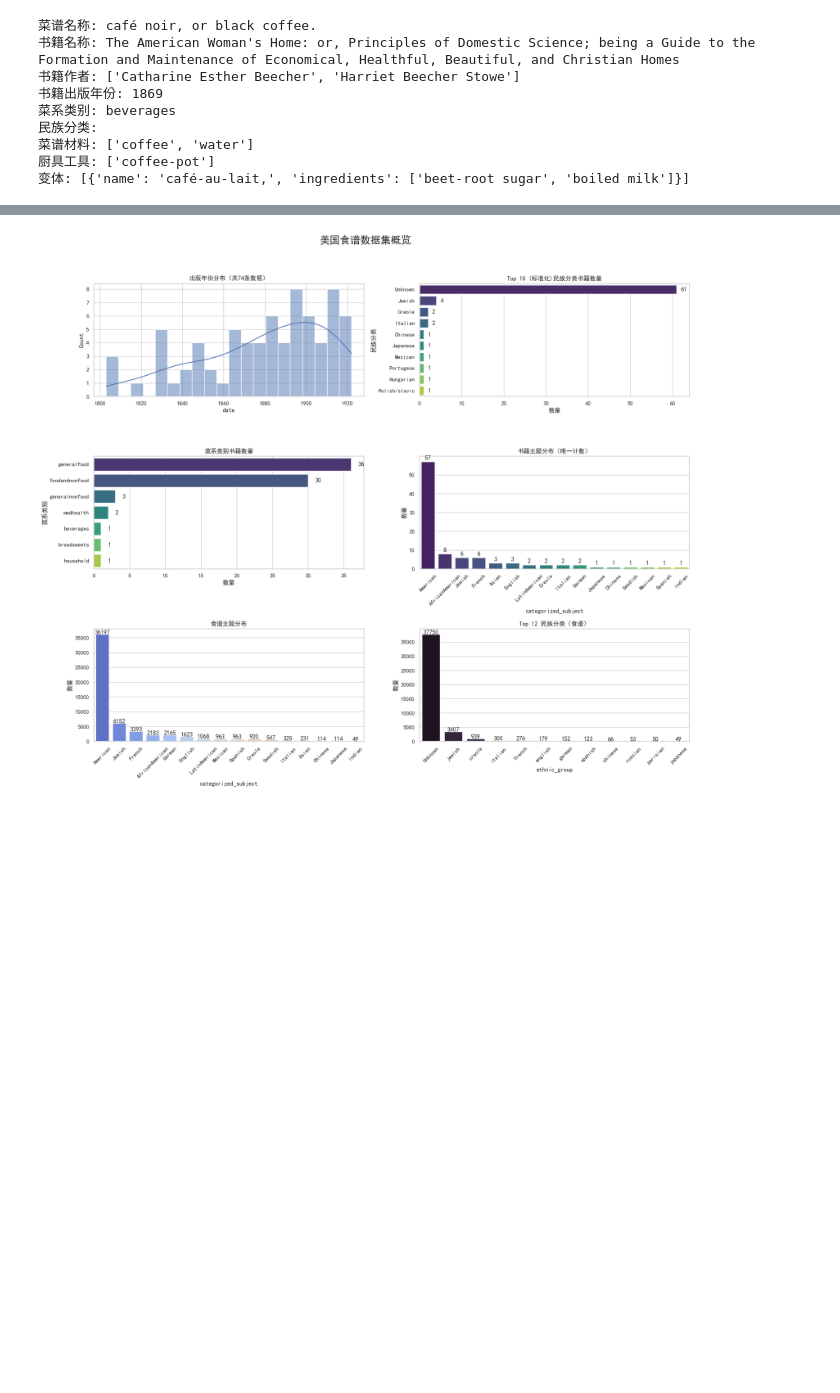
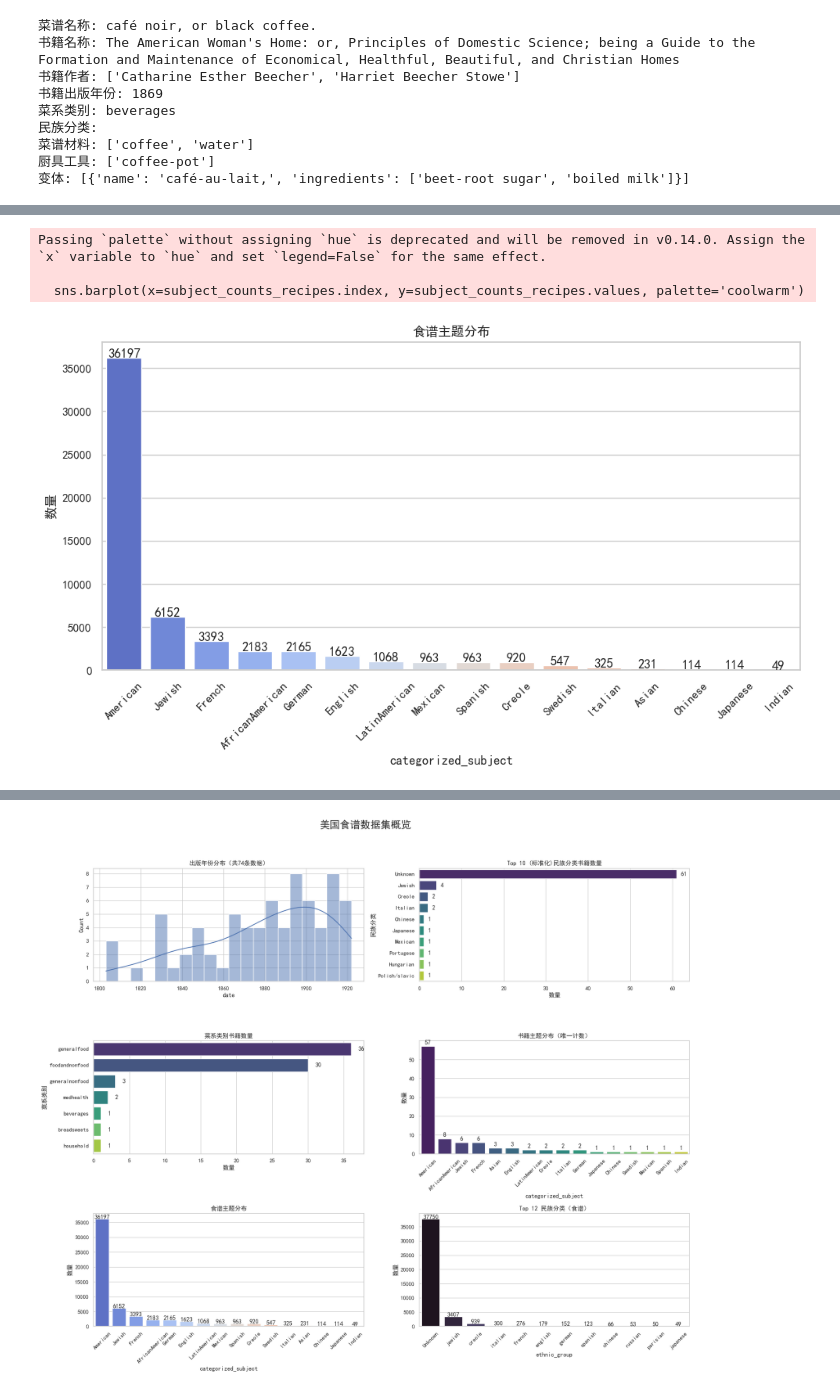
Before and after one commit to YunlongDong01/American-Cuisine-Immigration, a Jupyter notebook: All_Book_Visualization.ipynb, the cells around one changed output, grey strips where cells are left out. Saved outputs shown, nothing was run; the diff lists cells and outputs as text; code cells hidden in the pictures; blank space fills up the shorter version.

```diff
--- a/All_Book_Visualization.ipynb
+++ b/All_Book_Visualization.ipynb
@@ -212,0 +272,27 @@ def categorize_subjects(subjects):
+# %%
+import matplotlib.pyplot as plt
+import seaborn as sns
+
+# 合并 categorized_subject 到 df_recipes
+book_subjects_exploded = df_books_copy[['book_id', 'categorized_subject']].explode('categorized_subject')
+recipes_with_subjects = df_recipes.merge(book_subjects_exploded, on='book_id', how='left')
+recipes_with_subjects = recipes_with_subjects.dropna(subset=['categorized_subject']).copy()
+
+# 统计主题分布
+subject_counts_recipes = recipes_with_subjects['categorized_subject'].value_counts()
+
+# 绘图
+plt.figure(figsize=(10, 6))
+sns.barplot(x=subject_counts_recipes.index, y=subject_counts_recipes.values, palette='coolwarm')
+plt.title("食谱主题分布")
+plt.ylabel("数量")
+plt.xticks(rotation=45)
+for i, v in enumerate(subject_counts_recipes.values):
+    plt.text(i, v + 1, str(int(v)), ha='center')
+plt.tight_layout()
+plt.show()
+# %% [output]
+Passing `palette` without assigning `hue` is deprecated and will be removed in v0.14.0. Assign the `x` variable to `hue` and set `legend=False` for the same effect.
+
+  sns.barplot(x=subject_counts_recipes.index, y=subject_counts_recipes.values, palette='coolwarm')
+[figure, added]
```
Also changed, not shown: parts of 52 cells of this notebook.
